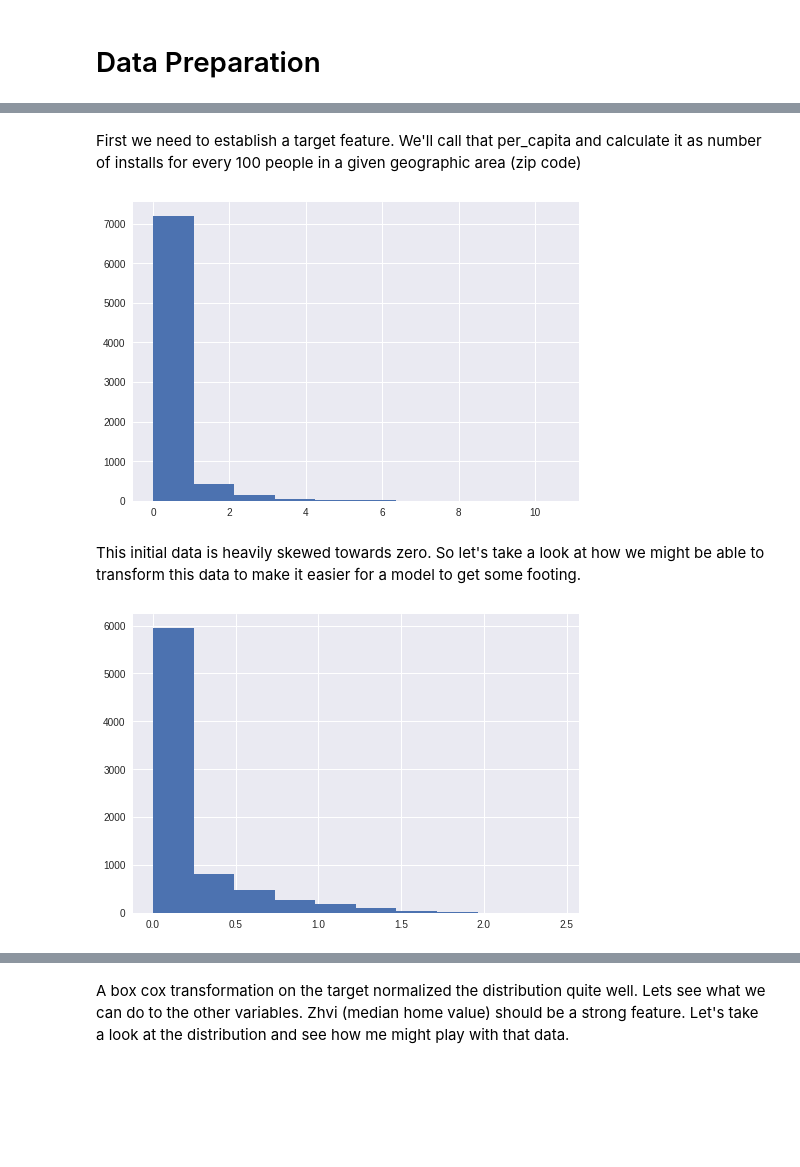
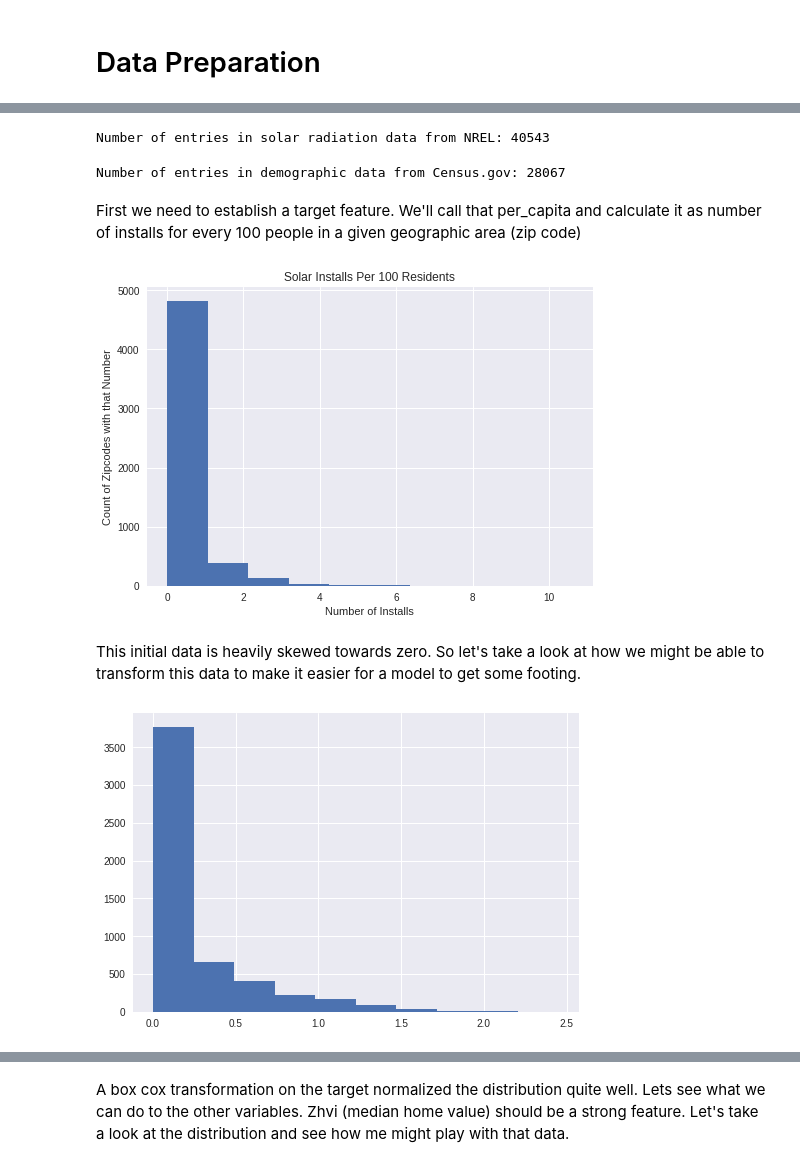
Before and after one commit to gurkpet/Solar-Panel-Market-Modeling, a Jupyter notebook: Solar Project.ipynb, the cells around one changed output, grey strips where cells are left out. Saved outputs shown, nothing was run; the diff lists cells and outputs as text; code cells hidden in the pictures; blank space fills up the shorter version.

```diff
--- a/Solar Project.ipynb
+++ b/Solar Project.ipynb
@@ -122,0 +133,4 @@ solar_data['region_name'] = solar_data['region_name'].apply(lambda x : int(x))
+# %%
+#drop samples where project sunroof has not evaluated at least 90% of the location
+solar_data = solar_data[solar_data.percent_covered >= 90]
+print(len(solar_data))
@@ -141,6 +161,14 @@ solar_rad = pd.read_csv('Solar_Radiation_by_zip.csv')
 solar_rad = solar_rad[solar_rad.solar_radiation !=  'error']
 #merge solar radiation data in to the rest of the data
 census_solar_home_rad = census_solar_home.merge(solar_rad,on = 'zipcode', how = 'inner')
+# %%
+print('Number of entries in solar radiation data from NREL: {}'.format(len(solar_rad)))
+# %% [output]
+Number of entries in solar radiation data from NREL: 40543
+# %%
+print('Number of entries in demographic data from Census.gov: {}'.format(len(census)))
+# %% [output]
+Number of entries in demographic data from Census.gov: 28067
 # %%
 #trim the unneeded columns from the data
 census_solar_home_rad= census_solar_home_rad[['zipcode',  'population',
@@ -155,11 +183,14 @@ First we need to establish a target feature.  We'll call that per_capita and cal
 # %%
 #generate a target feature.  Our target is the number of installs per 100 people
 data['per_capita'] = (data['existing_installs_count']/data['population']*100)
 #plot the target variable to get a sense as to what we are working with
 plt.hist(data['per_capita'])
+plt.title('Solar Installs Per 100 Residents')
+plt.xlabel('Number of Installs')
+plt.ylabel('Count of Zipcodes with that Number')
 plt.show()
 # %% [output]
-[figure, old version]
+[figure, new version]
 # %% [markdown]
 This initial data is heavily skewed towards zero.  So let's take a look at how we might be able to transform this data to make it easier for a model to get some footing.
 # %%
@@ -168,7 +199,7 @@ test = data['per_capita'].apply(lambda x: math.log(x+1))
 plt.hist(test)
 plt.show()
 # %% [output]
-[figure, old version]
+[figure, new version]
 # %%
 #try a boxcox transformation on the target to see if we can normalize it a bit
 test = boxcox(data.per_capita.apply(lambda x: x+0.1))[0]
```
Also changed, not shown: parts of 78 cells of this notebook, 6 other files.
